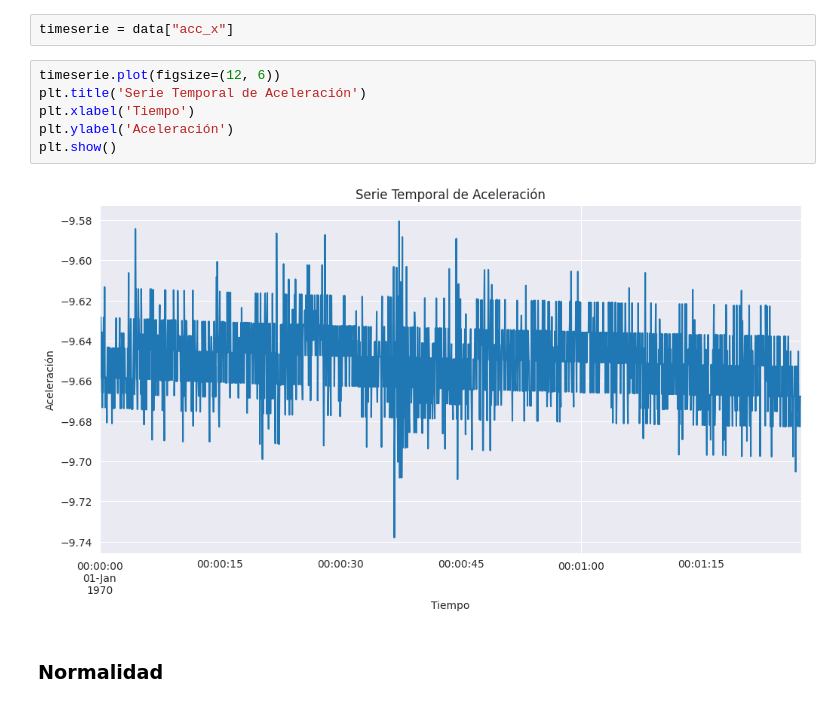
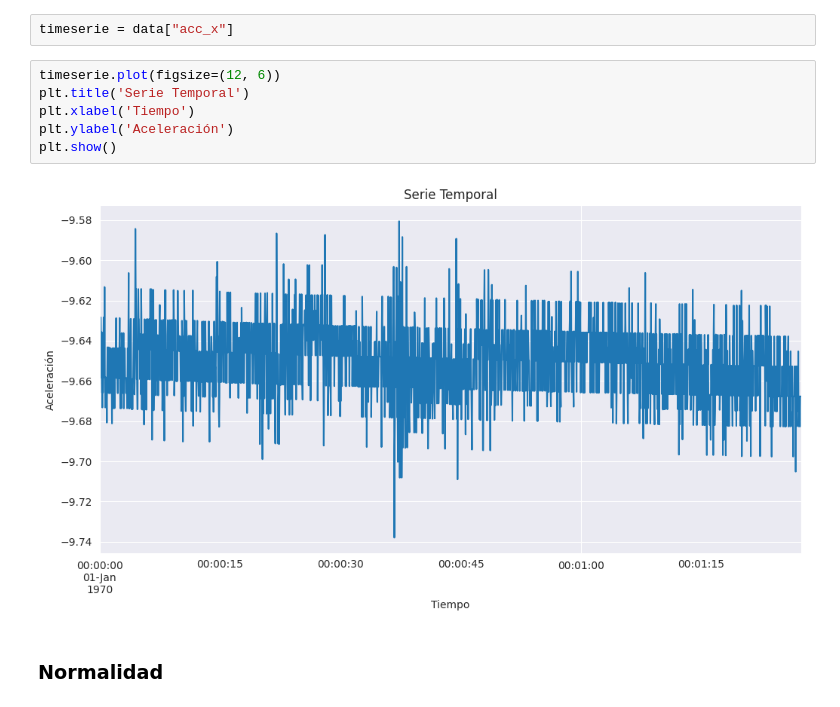
Before and after one commit to lllerena2/physiotherapy_challenge, a Jupyter notebook: book/notebooks.ipynb, the cells around one changed output. Drawn from its saved outputs; the diff is of its cells as text.

```diff
--- a/book/notebooks.ipynb
+++ b/book/notebooks.ipynb
@@ -60,12 +60,12 @@ data.describe()
 timeserie = data["acc_x"]
 # %%
 timeserie.plot(figsize=(12, 6))
-plt.title('Serie Temporal de Aceleración')
+plt.title('Serie Temporal')
 plt.xlabel('Tiempo')
 plt.ylabel('Aceleración')
 plt.show()
 # %% [output]
-[figure, old version]
+[figure, new version]
 # %% [markdown]
 ### Normalidad
 # %%
```
Also changed, not shown: parts of 35 cells of this notebook.
